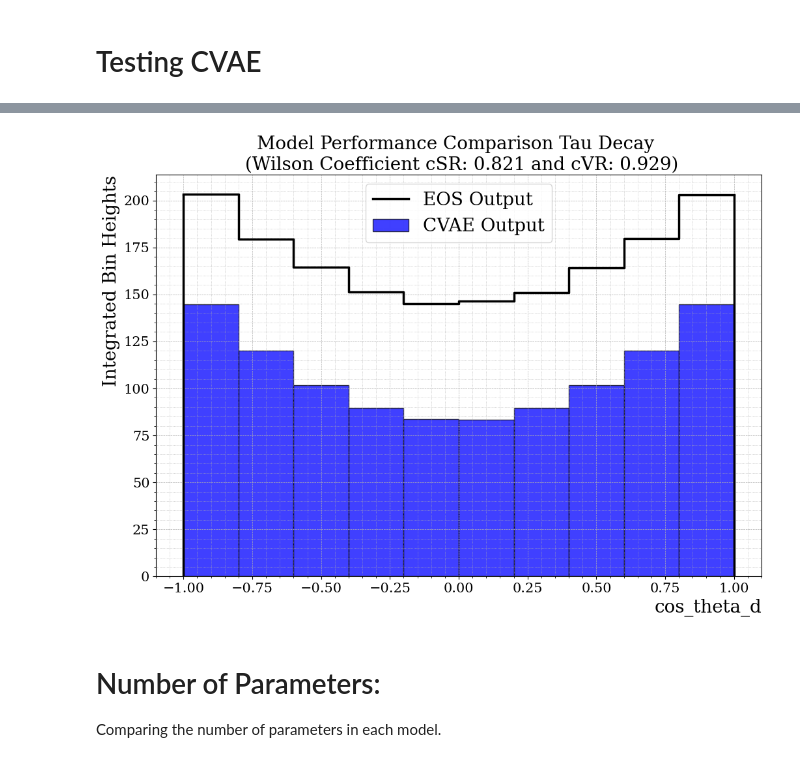
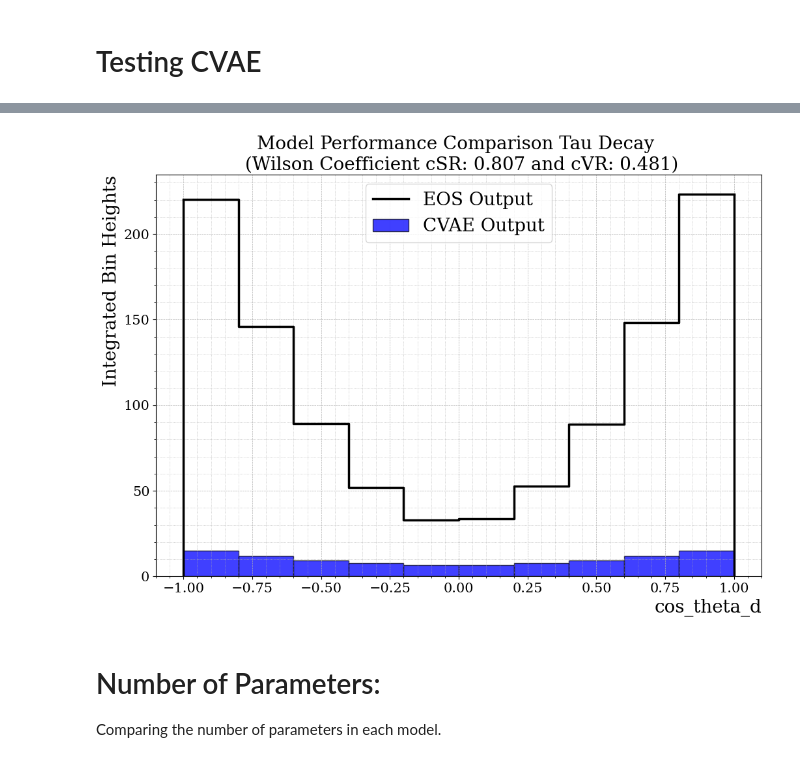
Before and after one commit to muk03/DeepLEAF-B, a Jupyter notebook: legacy_notebooks/model_modular.ipynb, the cells around one changed output, grey strips where cells are left out. Saved outputs shown, nothing was run; the diff lists cells and outputs as text; code cells hidden in the pictures.

```diff
--- a/legacy_notebooks/model_modular.ipynb
+++ b/legacy_notebooks/model_modular.ipynb
@@ -359,35 +363,35 @@ def plot_1d_stk_tau(data_path, x_var, filenumber):
     # cs_eos = CubicSpline(x_unq, height_eos)
 
     # x_span = np.linspace(min(x_unq), max(x_unq), 200, endpoint=True)
 
     # ax.plot(x_span, cs_nn(x_span), color='blue')
     # ax.plot(x_span, cs_eos(x_span), color='red')
 
     # Add labels and title
     ax.set_xlabel(f'{x_var}', fontsize=20, loc='right')
     ax.set_ylabel('Integrated Bin Heights', fontsize=20, loc='top')
     ax.set_title(f'Model Performance Comparison Tau Decay \n (Wilson Coefficient cSR: {wc:.3f} and cVR: {wc_2:.3f})', fontsize=20)
 
     # Add minor ticks
     ax.xaxis.set_minor_locator(AutoMinorLocator())
     ax.yaxis.set_minor_locator(AutoMinorLocator())
 
     ax.grid(which='both', linestyle='--', linewidth=0.5)
     ax.grid(which='minor', linestyle=':', linewidth=0.5)
 
     # Add legend
     ax.legend(fontsize=20)
 
     plt.show()
 
     fig.suptitle(f"Wilson Coefficient cSR: {wc:.3f} and cVR: {wc_2:.3f}")
     fig.savefig('EOS_Integrated.jpeg')
 
     plt.show()
 
-plot_1d_stk_tau(data_path="nn_outputs/wilson_tau_csr_cvr", x_var='cos_theta_d', filenumber=50)
+plot_1d_stk_tau(data_path="nn_outputs/wilson_tau_csr_cvr", x_var='cos_theta_d', filenumber=54)
 # %% [output]
-[figure, old version]
+[figure, new version]
 # %% [markdown]
 # Number of Parameters:
 
```
Also changed, not shown: parts of 9 cells of this notebook, 12 other files.
